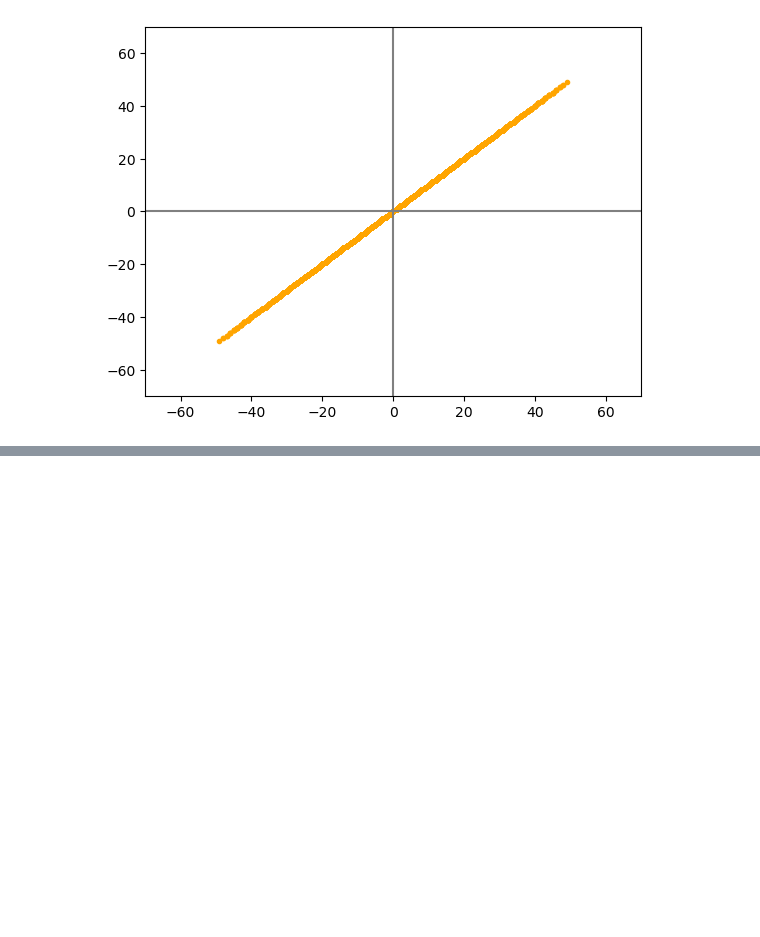
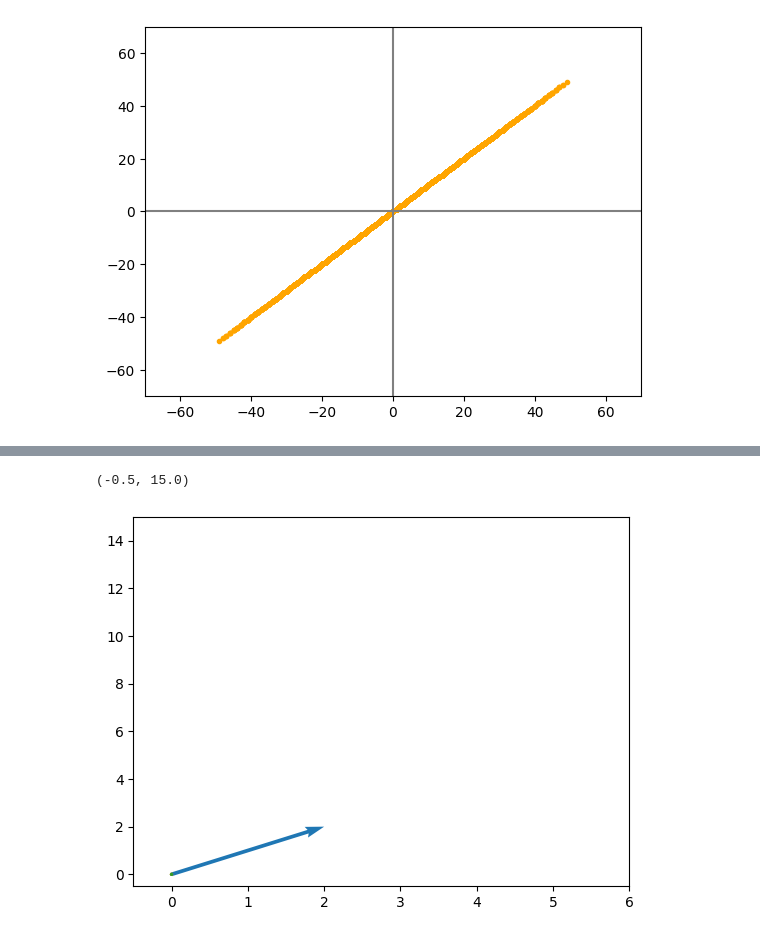
Before and after one commit to jpinillamo/Cursos, a Jupyter notebook: PL_AlgebraLineal/Notas_al_platzi.ipynb, the cells around one changed output, grey strips where cells are left out. Cells and saved outputs as stored; diff of their text form; code cells hidden in the pictures; blank space fills up the shorter version.

```diff
--- a/PL_AlgebraLineal/Notas_al_platzi.ipynb
+++ b/PL_AlgebraLineal/Notas_al_platzi.ipynb
@@ -289,0 +350,14 @@ plt.axhline(y=0,color='grey')
+# %%
+plt.quiver([0,0,0], #x
+           [0,0,0], #y
+           [2,0,0], #cabeza x
+           [2,0,0]  #cabeza y
+            , angles = 'xy',scale_units = 'xy', scale = 1,
+           color = sns.color_palette()
+           )
+
+plt.xlim(-0.5,6)
+plt.ylim(-0.5,15)
+# %% [output]
+(-0.5, 15.0)
+[figure, added]
```
Also changed, not shown: parts of 46 cells of this notebook.
